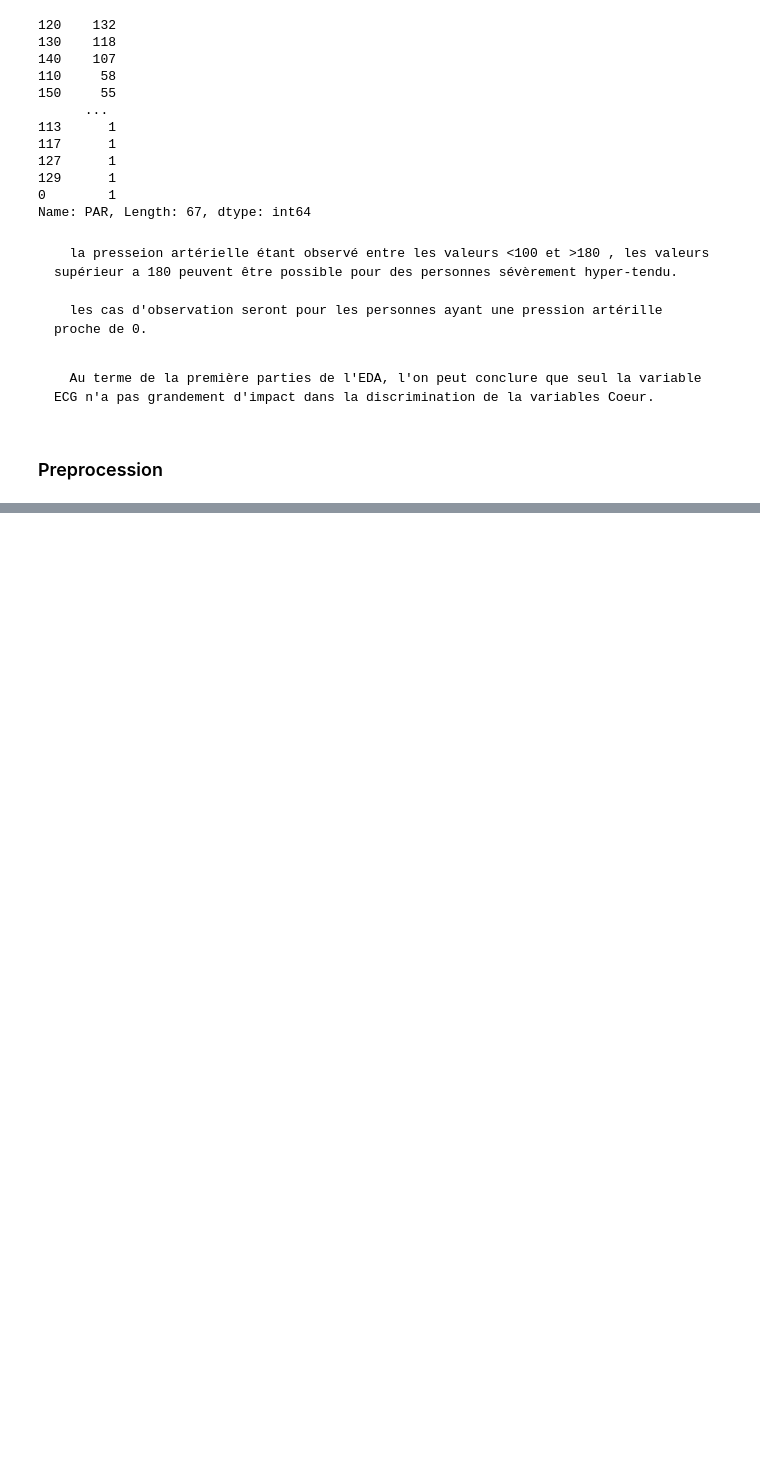
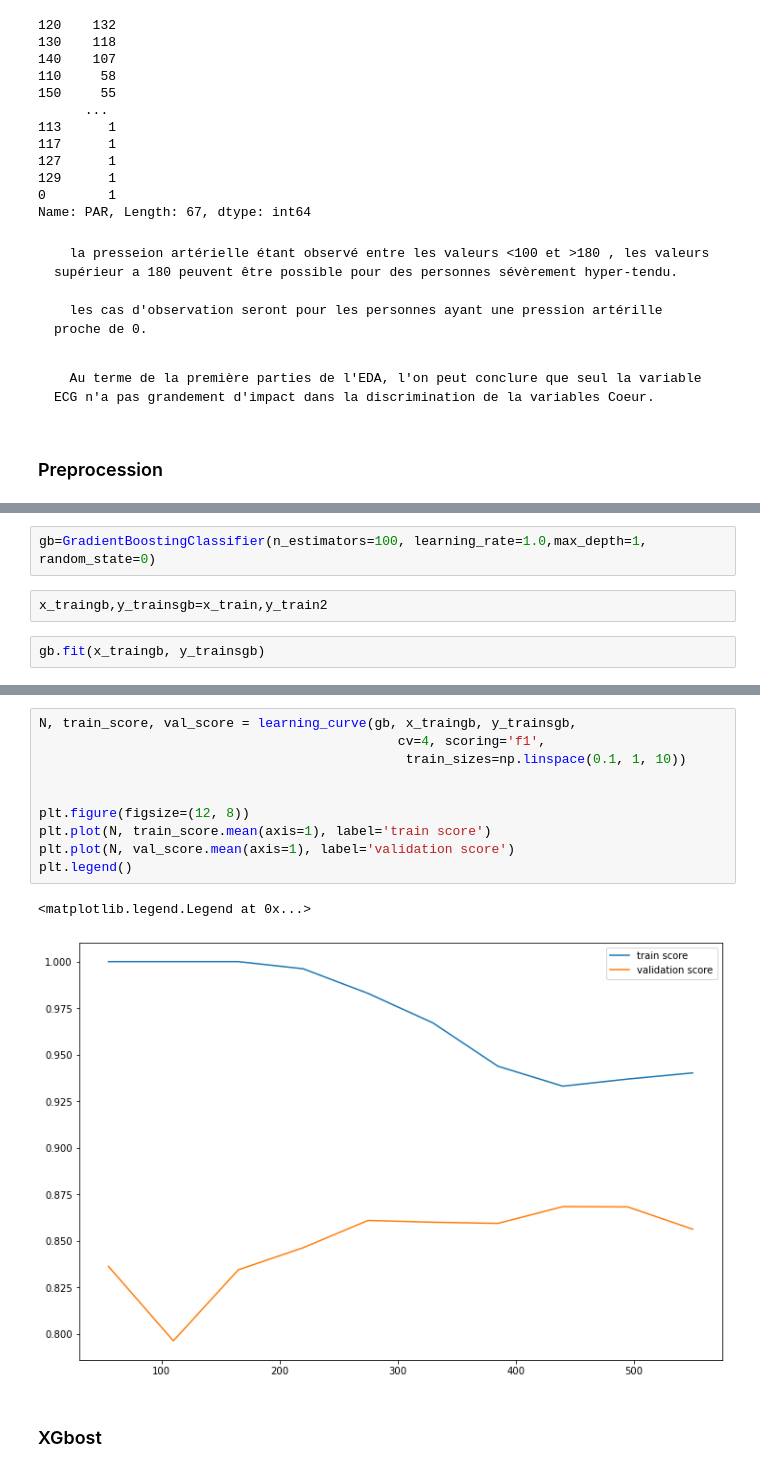
Before and after one commit to anjym/heart_deases, a Jupyter notebook: EDA_Heart_Preprocessing.ipynb, the cells around one changed output, grey strips where cells are left out. Drawn from its saved outputs; the diff is of its cells as text; blank space fills up the shorter version.

```diff
--- a/EDA_Heart_Preprocessing.ipynb
+++ b/EDA_Heart_Preprocessing.ipynb
@@ -399,0 +602,6 @@ df_quali
+# %%
+gb=GradientBoostingClassifier(n_estimators=100, learning_rate=1.0,max_depth=1, random_state=0)
+# %%
+x_traingb,y_trainsgb=x_train,y_train2
+# %%
+gb.fit(x_traingb, y_trainsgb)
@@ -399,0 +643,15 @@ df_quali
+# %%
+N, train_score, val_score = learning_curve(gb, x_traingb, y_trainsgb,
+                                              cv=4, scoring='f1',
+                                               train_sizes=np.linspace(0.1, 1, 10))
+
+
+plt.figure(figsize=(12, 8))
+plt.plot(N, train_score.mean(axis=1), label='train score')
+plt.plot(N, val_score.mean(axis=1), label='validation score')
+plt.legend()
+# %% [output]
+<matplotlib.legend.Legend at 0x...>
+[figure, added]
+# %% [markdown]
+### XGbost
```
Also changed, not shown: parts of 57 cells of this notebook.
